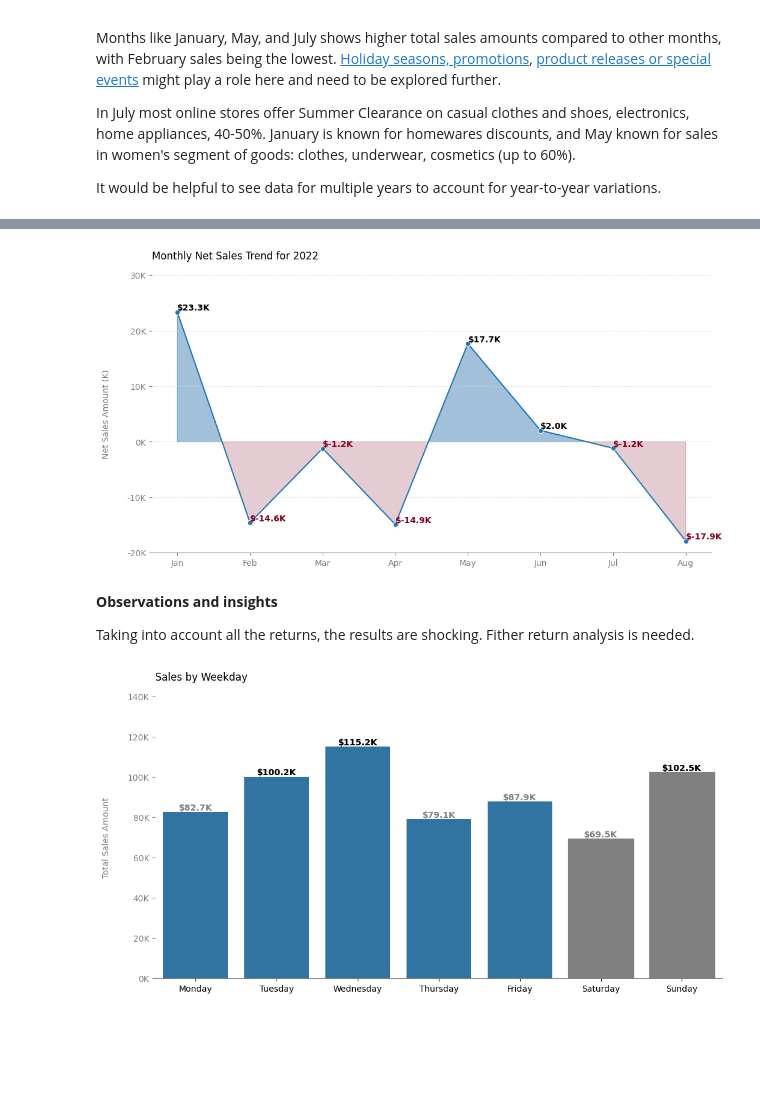
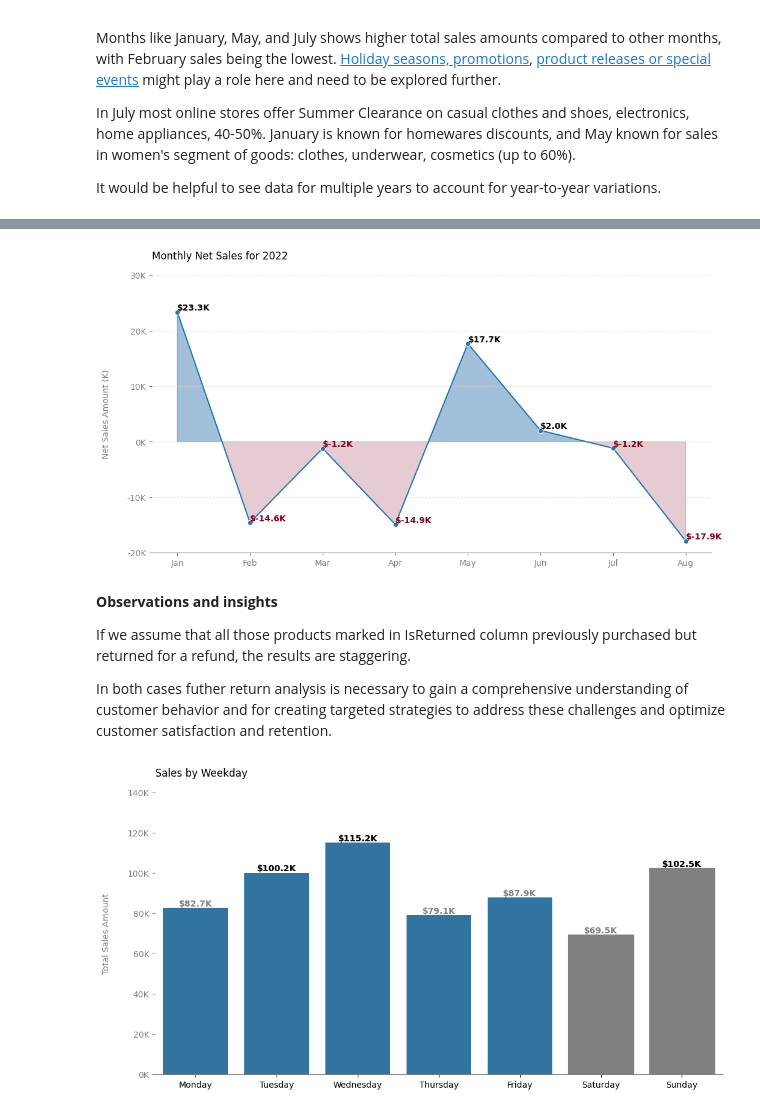
Before and after one commit to YuliaVK/Data-Analytics, a Jupyter notebook: EDA_Sales/notebooks/Sales_EDA.ipynb, the cells around one changed output, grey strips where cells are left out. Cells and saved outputs as stored; diff of their text form; code cells hidden in the pictures; blank space fills up the shorter version.

```diff
--- a/EDA_Sales/notebooks/Sales_EDA.ipynb
+++ b/EDA_Sales/notebooks/Sales_EDA.ipynb
@@ -168,0 +174,2 @@ plt.show()
+# %%
+potential_month_sales = df.groupby('Month', observed=False)['TotalAmount'].sum().reset_index()
@@ -168,0 +219,36 @@ plt.show()
+# %%
+plt.figure(figsize=(10, 8))
+
+# Trend lines
+plt.plot(month_sales.index, pred_total_sales, color='blue', alpha=0.3, linestyle='--', label='Total Sales Trend')
+plt.plot(potential_month_sales.index, pred_potential_sales, color='steelblue', linestyle='--', label='Potential Sales Trend')
+plt.fill_between(month_sales.index, pred_total_sales, pred_potential_sales, color='skyblue', alpha=0.3, label='Potential Trend Range')
+
+g = sns.lineplot(x='Month', y='TotalAmount', data=month_sales, marker='o', color='grey', alpha=0.5, label='Total Sales')
+sns.lineplot(x='Month', y='TotalAmount', data=potential_month_sales, marker='o', color='steelblue', alpha=0.5, label='Potential Sales')
+
+plt.title('Potential Sales Revenue Trend', loc='left', y=1.04)
+ylabels = ['{:,.0f}'.format(y) + 'K' for y in g.get_yticks() / 1000]
+g.set_yticks(g.get_yticks())
+g.set_yticklabels(ylabels)
+plt.ylabel('Total Amount (K)', color='grey', fontsize=10, labelpad=20)
+plt.xlabel(None)
+
+sns.despine()
+plt.grid(axis='y', linestyle='--', color='lightgrey', alpha=0.5)
+plt.gca().spines['left'].set_visible(False)
+plt.gca().spines['bottom'].set_color('grey')
+plt.tick_params(axis='x', colors='grey')
+plt.tick_params(axis='y', colors='grey')
+
+# Annotate sales
+for index, row in month_sales.iterrows():
+    plt.text(row['Month'], row['TotalAmount'], f"${round(row['TotalAmount'] / 1000, 1)}K",
+             ha='left', va='bottom', color='grey', alpha=0.5, fontweight='bold')
+
+for index, row in potential_month_sales.iterrows():
+    plt.text(row['Month'], row['TotalAmount'], f"${round(row['TotalAmount'] / 1000, 1)}K",
+             ha='left', va='bottom', color='steelblue', alpha=0.5, fontweight='bold')
+
+plt.legend(loc='upper left')
+plt.show()
@@ -171,38 +265,40 @@ month_sales['NetSales'] = month_sales['TotalAmount'] - returned_month_sales['Tot
 # %%
 plt.figure(figsize=(12, 6))
 g = sns.lineplot(x='Month', y='NetSales', data=month_sales, marker='o')
 
 plt.fill_between(month_sales['Month'], month_sales['NetSales'], where=(month_sales['NetSales'] >= 0),
                  interpolate=True, color='steelblue', alpha=0.5)
 plt.fill_between(month_sales['Month'], month_sales['NetSales'], where=(month_sales['NetSales'] < 0),
                  interpolate=True, color='#800020', alpha=0.2)
 
-plt.title('Monthly Net Sales Trend for 2022', loc='left', y=1.04)
+plt.title('Monthly Net Sales for 2022', loc='left', y=1.04)
 ylabels = ['{:,.0f}'.format(y) + 'K' for y in g.get_yticks() / 1000]
 g.set_yticks(g.get_yticks())
 g.set_yticklabels(ylabels)
 plt.ylabel('Net Sales Amount (K)', color='grey', fontsize=10, labelpad=20)
 plt.xlabel(None)
 
 sns.despine()
 plt.grid(axis='y', linestyle='--', color='lightgrey', alpha=0.5)
 plt.gca().spines['left'].set_visible(False)
 plt.gca().spines['bottom'].set_color('grey')
 plt.tick_params(axis='x', colors='grey')
 plt.tick_params(axis='y', colors='grey')
 
 for index, row in month_sales.iterrows():
     text_color = '#800020' if row['NetSales'] < 0 else 'black'
     plt.text(row['Month'], row['NetSales'], f"${round(row['NetSales'] / 1000, 1)}K",
              ha='left', va='bottom', color=text_color, fontweight='bold')
 
 plt.show()
 # %% [output]
-[figure, old version]
+[figure, new version]
-# %% [markdown]
-**Observations and insights**
-
-Taking into account all the returns, the results are shocking. Fither return analysis is needed.
+# %% [markdown]
+**Observations and insights**
+
+If we assume that all those products marked in IsReturned column previously purchased but returned for a refund, the results are staggering.
+
+In both cases futher return analysis is necessary to gain a comprehensive understanding of customer behavior and for creating targeted strategies to address these challenges and optimize customer satisfaction and retention.
 # %%
 df['Weekday'] = df['OrderDate'].dt.day_name()
 weekday_order = ['Monday', 'Tuesday', 'Wednesday', 'Thursday', 'Friday', 'Saturday', 'Sunday']
```
Also changed, not shown: parts of 8 cells of this notebook.
